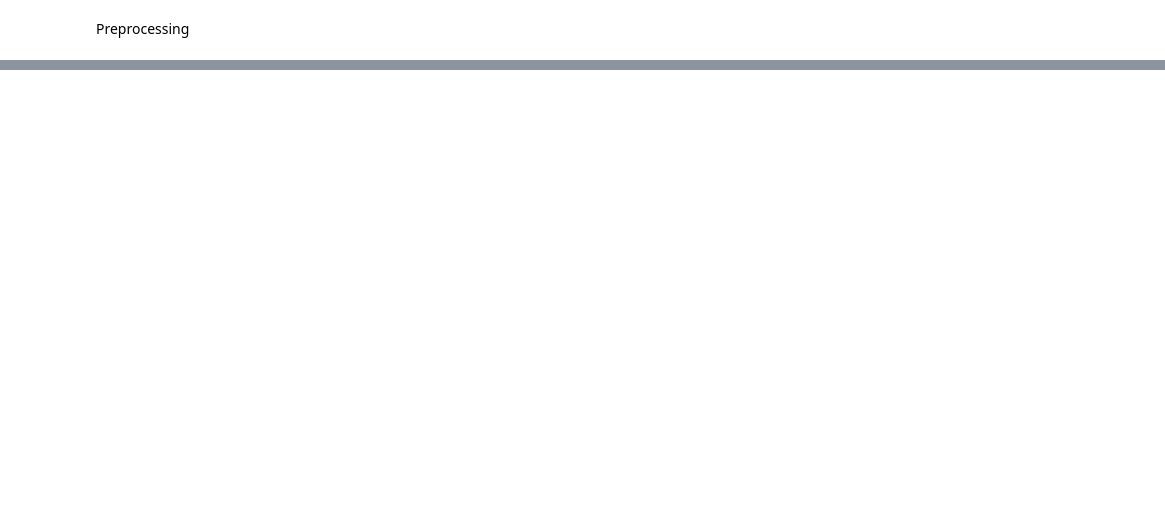
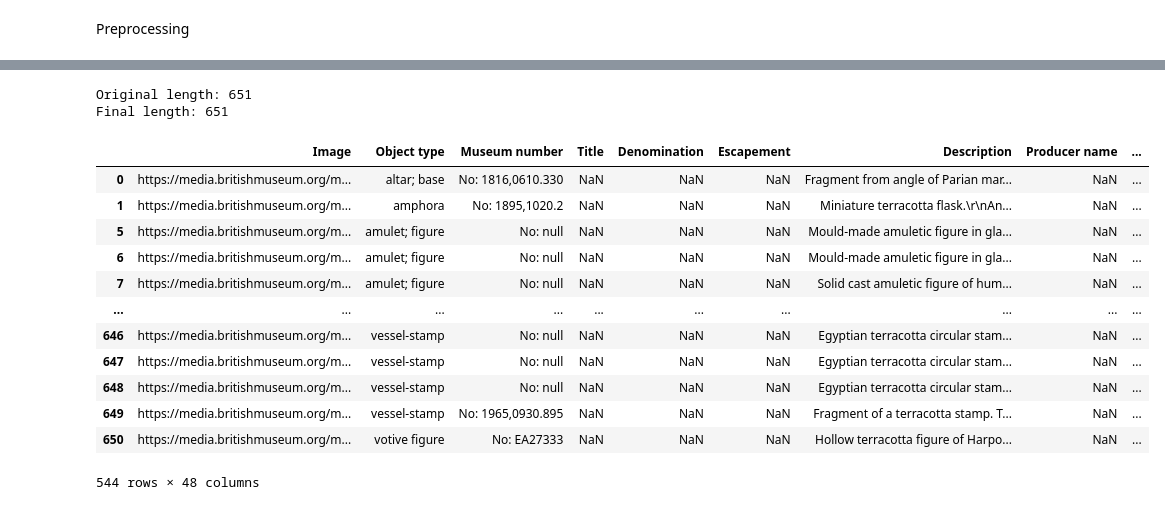
Before and after one commit to kraftedcheese/gandhara-ish, a Jupyter notebook: preprocessing_metadata.ipynb, the cells around one changed output, grey strips where cells are left out. Cells and saved outputs as stored; diff of their text form; code cells hidden in the pictures; blank space fills up the shorter version.

```diff
--- a/preprocessing_metadata.ipynb
+++ b/preprocessing_metadata.ipynb
@@ -36,0 +68,27 @@ df.to_csv(name)
+# %%
+greek = "greek_unfiltered.csv"
+greek_df = clean_metadata(greek)
+# %% [output]
+Original length: 651
+Final length: 651
+# %%
+# By changing the second input to exclude-words, we can remove objects that match certain descriptions while leaving everything else intact.
+
+greek_filtered = greek_df[~greek_df.id.isin(gandhara_ids)]
+greek_filtered = greek_filtered[greek_filtered["Materials"].apply(lambda t: excludes_words(t, ["copper", "paper", "pottery"]))]
+greek_filtered = greek_filtered[greek_filtered["Object type"].apply(lambda t: excludes_words(t, ["coin", "finger-ring", "flask", "goblet"]))]
+greek_filtered
+# %% [output]
+|  | Image | Object type | Museum number | Title | Denomination | Escapement | Description | Producer name | ... |
+| 0 | https://media.britishmuseum.org/m... | altar; base | No: 1816,0610.330 | NaN | NaN | NaN | Fragment from angle of Parian mar... | NaN | ... |
+| 1 | https://media.britishmuseum.org/m... | amphora | No: 1895,1020.2 | NaN | NaN | NaN | Miniature terracotta flask.\r\nAn... | NaN | ... |
+| 5 | https://media.britishmuseum.org/m... | amulet; figure | No: null | NaN | NaN | NaN | Mould-made amuletic figure in gla... | NaN | ... |
+| 6 | https://media.britishmuseum.org/m... | amulet; figure | No: null | NaN | NaN | NaN | Mould-made amuletic figure in gla... | NaN | ... |
+| 7 | https://media.britishmuseum.org/m... | amulet; figure | No: null | NaN | NaN | NaN | Solid cast amuletic figure of hum... | NaN | ... |
+| ... | ... | ... | ... | ... | ... | ... | ... | ... | ... |
+| 646 | https://media.britishmuseum.org/m... | vessel-stamp | No: null | NaN | NaN | NaN | Egyptian terracotta circular stam... | NaN | ... |
+| 647 | https://media.britishmuseum.org/m... | vessel-stamp | No: null | NaN | NaN | NaN | Egyptian terracotta circular stam... | NaN | ... |
+| 648 | https://media.britishmuseum.org/m... | vessel-stamp | No: null | NaN | NaN | NaN | Egyptian terracotta circular stam... | NaN | ... |
+| 649 | https://media.britishmuseum.org/m... | vessel-stamp | No: 1965,0930.895 | NaN | NaN | NaN | Fragment of a terracotta stamp. T... | NaN | ... |
+| 650 | https://media.britishmuseum.org/m... | votive figure | No: EA27333 | NaN | NaN | NaN | Hollow terracotta figure of Harpo... | NaN | ... |
+544 rows × 48 columns
```
Also changed, not shown: parts of 16 cells of this notebook, 6 other files.
